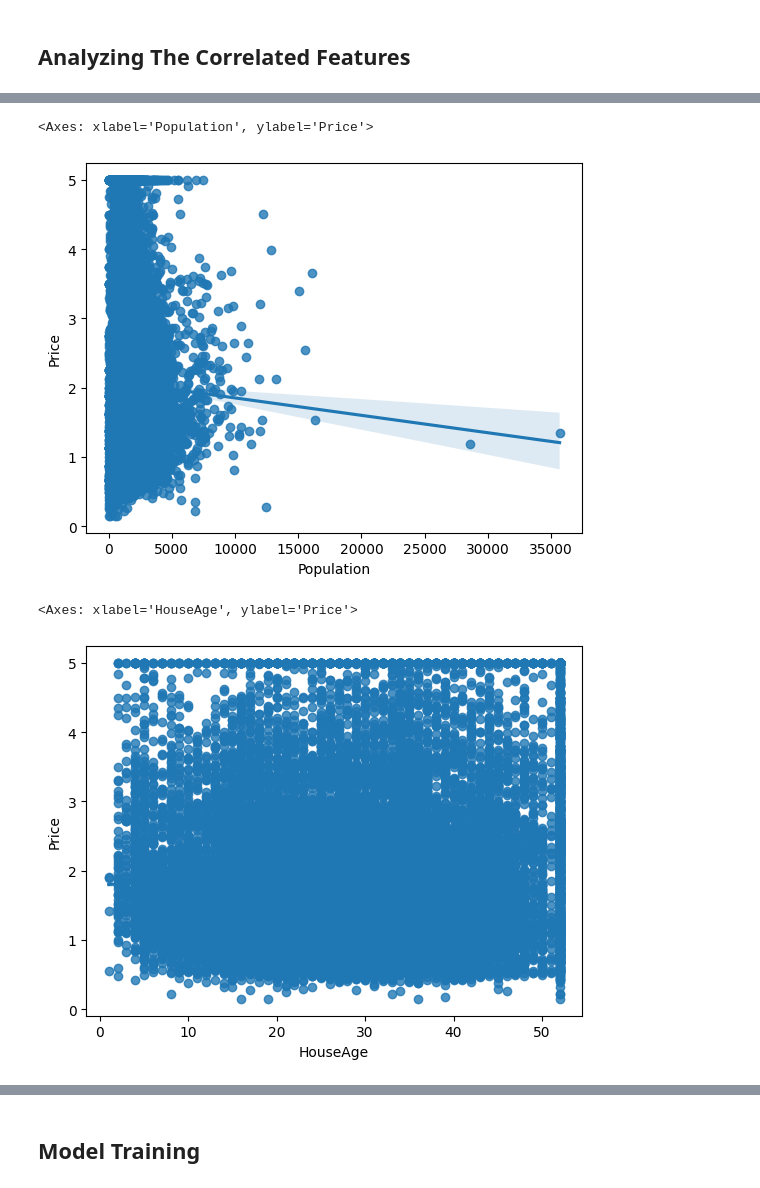
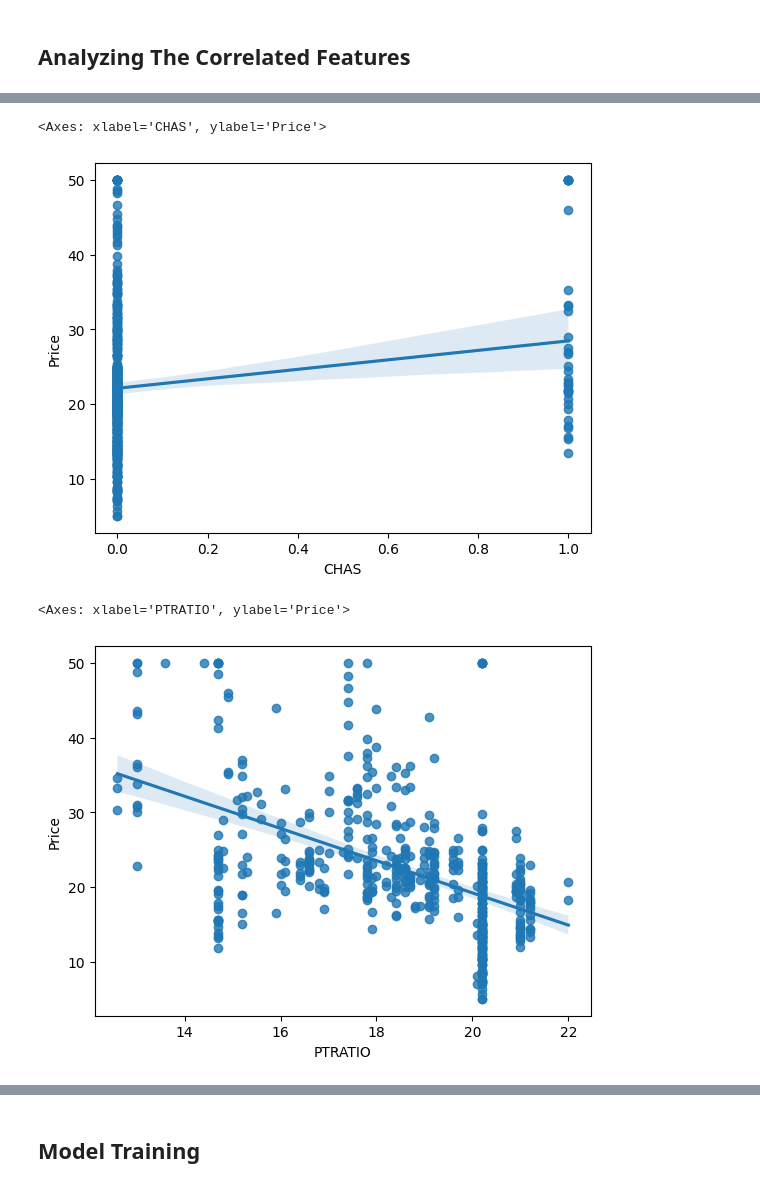
Before and after one commit to vinod-saini10/BostonHousingPrice3, a Jupyter notebook: Linear Regression ML Implementation.ipynb, the cells around one changed output, grey strips where cells are left out. Drawn from its saved outputs; the diff is of its cells as text; code cells hidden in the pictures.

```diff
--- a/Linear Regression ML Implementation.ipynb
+++ b/Linear Regression ML Implementation.ipynb
@@ -11,0 +8,31 @@ boston=fetch_california_housing()
+# %%
+import pandas as pd
+from sklearn.utils import Bunch
+
+# Load data directly from GitHub
+url = "https://raw.githubusercontent.com/selva86/datasets/master/BostonHousing.csv"
+df = pd.read_csv(url)
+
+# Separate features and target
+X = df.drop(columns=["medv"]).values   # features
+y = df["medv"].values                  # target
+
+
+from sklearn.preprocessing import StandardScaler
+
+scaler = StandardScaler()
+scaler.fit(X)
+
+# Feature names
+feature_names = df.columns[:-1].tolist()
+
+# Build a sklearn-like Bunch object
+boston = Bunch(data=X,
+               target=y,
+               feature_names=feature_names,
+               DESCR="Boston Housing Dataset")
+
+# Usage like old load_boston
+print(boston.feature_names)
+print(boston.data[:2])
+print(boston.target[:2])
@@ -62,6 +92,8 @@ print(boston.feature_names)
 ## Preparing The Dataset
 # %%
 dataset=pd.DataFrame(boston.data,columns=boston.feature_names)
+# %%
+dataset.columns = dataset.columns.str.upper()
 # %%
 dataset.head()
 # %% [output]
@@ -210,13 +267,13 @@ sns.regplot(x="AveOccup",y="Price",data=dataset)
 # %%
-sns.regplot(x="Population",y="Price",data=dataset)
+sns.regplot(x="CHAS",y="Price",data=dataset)
 # %% [output]
-<Axes: xlabel='Population', ylabel='Price'>
+<Axes: xlabel='CHAS', ylabel='Price'>
-[figure, old version]
+[figure, new version]
 # %%
-sns.regplot(x="HouseAge",y="Price",data=dataset)
+sns.regplot(x="PTRATIO",y="Price",data=dataset)
 # %% [output]
-<Axes: xlabel='HouseAge', ylabel='Price'>
+<Axes: xlabel='PTRATIO', ylabel='Price'>
-[figure, old version]
+[figure, new version]
 # %%
 ## Independent and Dependent features
 
```
Also changed, not shown: parts of 43 cells of this notebook, 6 other files.
